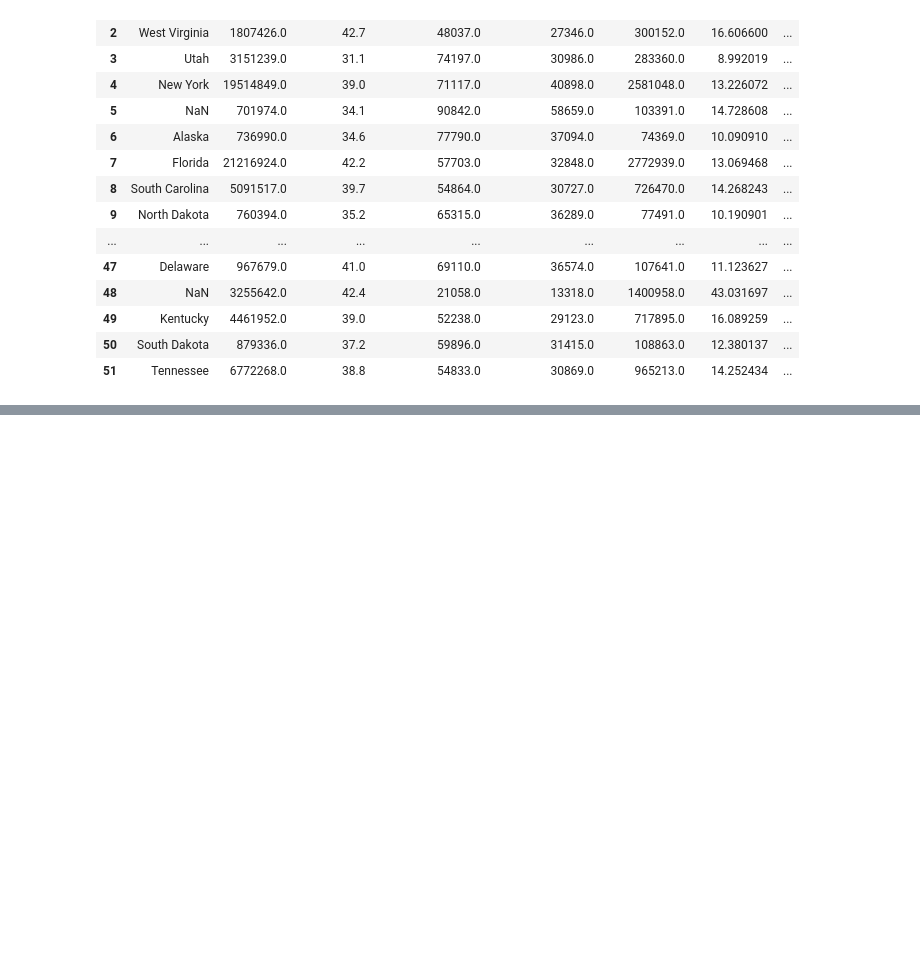
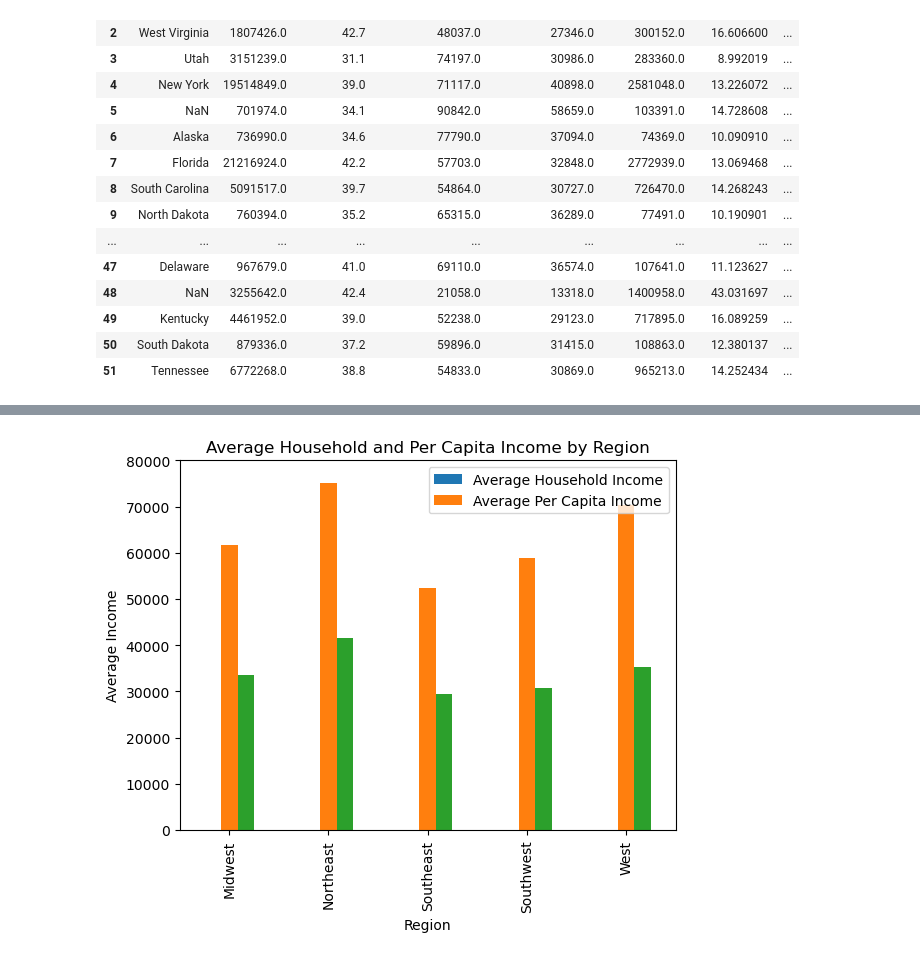
Before and after one commit to raniljoshua/Data-Analysis-Bootcamp_Project-1, a Jupyter notebook: census_data.ipynb, the cells around one changed output, grey strips where cells are left out. Saved outputs shown, nothing was run; the diff lists cells and outputs as text; code cells hidden in the pictures; blank space fills up the shorter version.

```diff
--- a/census_data.ipynb
+++ b/census_data.ipynb
@@ -169,0 +236,11 @@ census_pd
+# %%
+Grouped_income = region_averages_df.groupby('Region').sum()
+Grouped_income.plot(kind='bar')
+income_labels = ("Average Household Income", "Average Per Capita Income")
+plt.legend(income_labels, loc="upper right")
+plt.ylim(0, 80000)
+plt.ylabel("Average Income")
+plt.title("Average Household and Per Capita Income by Region")
+plt.show()
+# %% [output]
+[figure, added]
```
Also changed, not shown: parts of 7 cells of this notebook.
